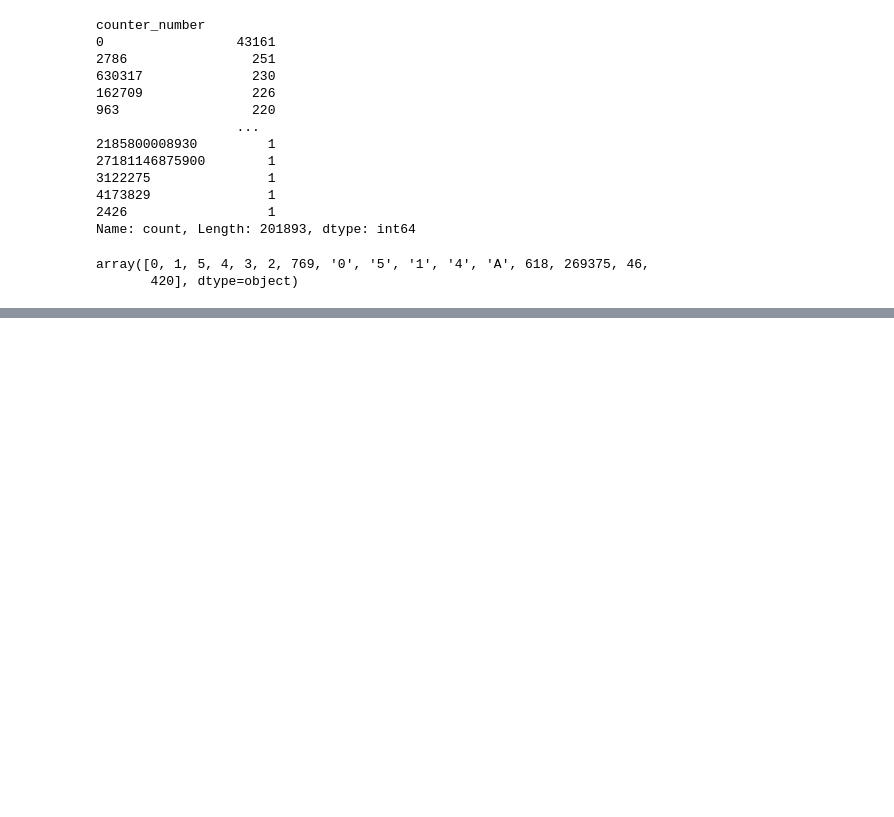
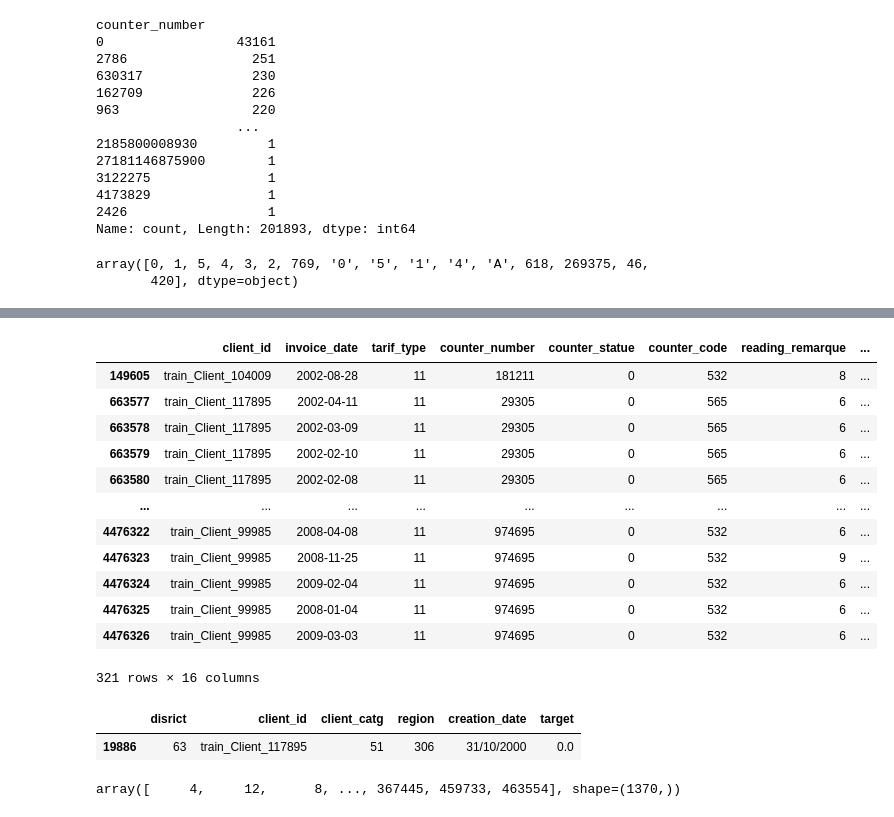
Before and after one commit to jakoum1/fraud-detection, a Jupyter notebook: main1.ipynb, the cells around one changed output, grey strips where cells are left out. Drawn from its saved outputs; the diff is of its cells as text; code cells hidden in the pictures; blank space fills up the shorter version.

```diff
--- a/main1.ipynb
+++ b/main1.ipynb
@@ -94,0 +248,3 @@ df.counter_statue.value_counts()
+# %%
+rare_values=['101', '65', '16', '310', '307', '305', '222', '0', '317', '303', '333', '367', '325', '1']
+df['counter_code'] =df['counter_code'].replace(rare_values,5009)
@@ -94,0 +323,25 @@ df.counter_statue.value_counts()
+# %%
+df.query('counter_coefficient==3')
+# %% [output]
+|  | client_id | invoice_date | tarif_type | counter_number | counter_statue | counter_code | reading_remarque | ... |
+| 149605 | train_Client_104009 | 2002-08-28 | 11 | 181211 | 0 | 532 | 8 | ... |
+| 663577 | train_Client_117895 | 2002-04-11 | 11 | 29305 | 0 | 565 | 6 | ... |
+| 663578 | train_Client_117895 | 2002-03-09 | 11 | 29305 | 0 | 565 | 6 | ... |
+| 663579 | train_Client_117895 | 2002-02-10 | 11 | 29305 | 0 | 565 | 6 | ... |
+| 663580 | train_Client_117895 | 2002-02-08 | 11 | 29305 | 0 | 565 | 6 | ... |
+| ... | ... | ... | ... | ... | ... | ... | ... | ... |
+| 4476322 | train_Client_99985 | 2008-04-08 | 11 | 974695 | 0 | 532 | 6 | ... |
+| 4476323 | train_Client_99985 | 2008-11-25 | 11 | 974695 | 0 | 532 | 9 | ... |
+| 4476324 | train_Client_99985 | 2009-02-04 | 11 | 974695 | 0 | 532 | 6 | ... |
+| 4476325 | train_Client_99985 | 2008-01-04 | 11 | 974695 | 0 | 532 | 6 | ... |
+| 4476326 | train_Client_99985 | 2009-03-03 | 11 | 974695 | 0 | 532 | 6 | ... |
+321 rows × 16 columns
+# %%
+df_client.query('client_id=="train_Client_117895"')
+# %% [output]
+|  | disrict | client_id | client_catg | region | creation_date | target |
+| 19886 | 63 | train_Client_117895 | 51 | 306 | 31/10/2000 | 0.0 |
+# %%
+df.months_number.unique()
+# %% [output]
+array([     4,     12,      8, ..., 367445, 459733, 463554], shape=(1370,))
```
Also changed, not shown: parts of 23 cells of this notebook.
